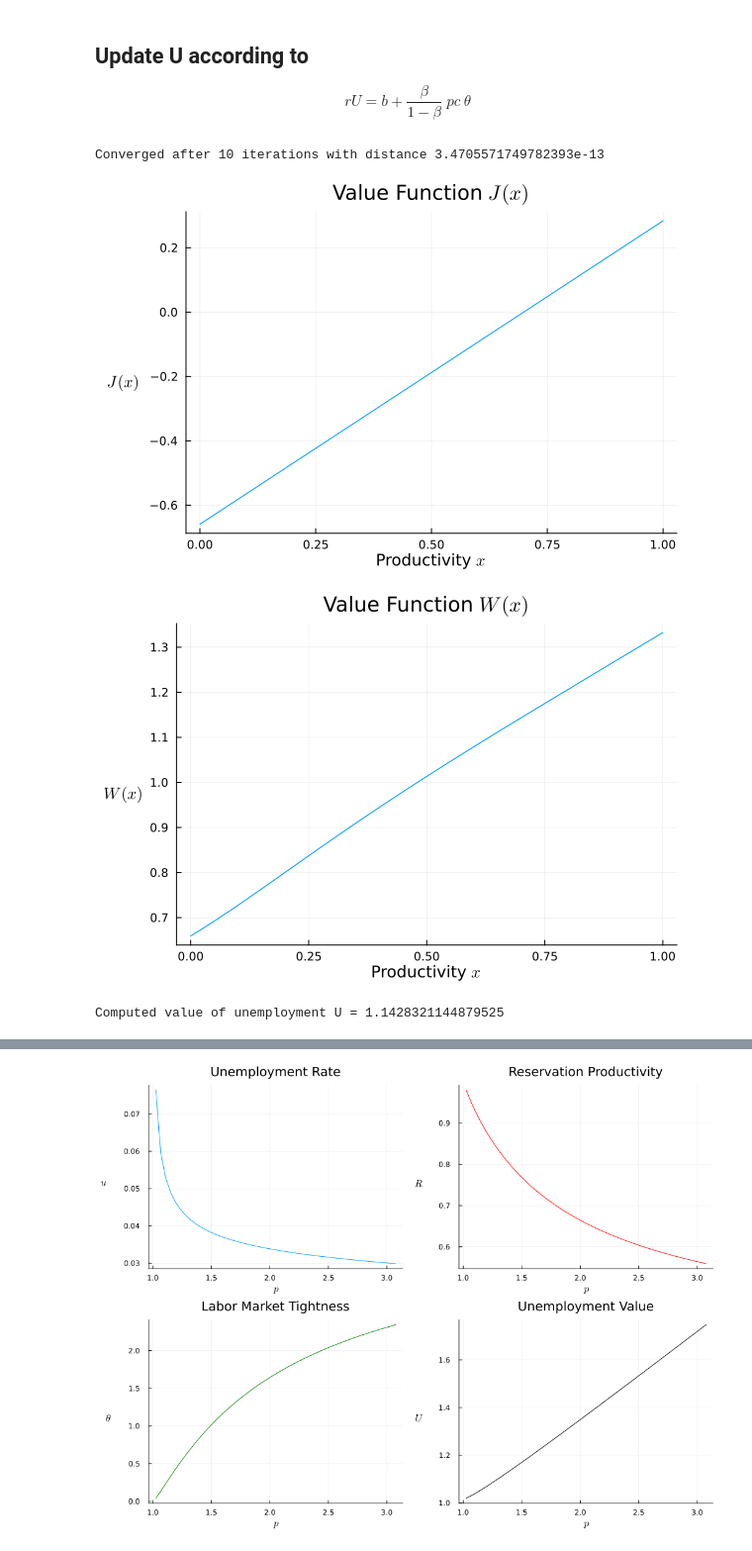
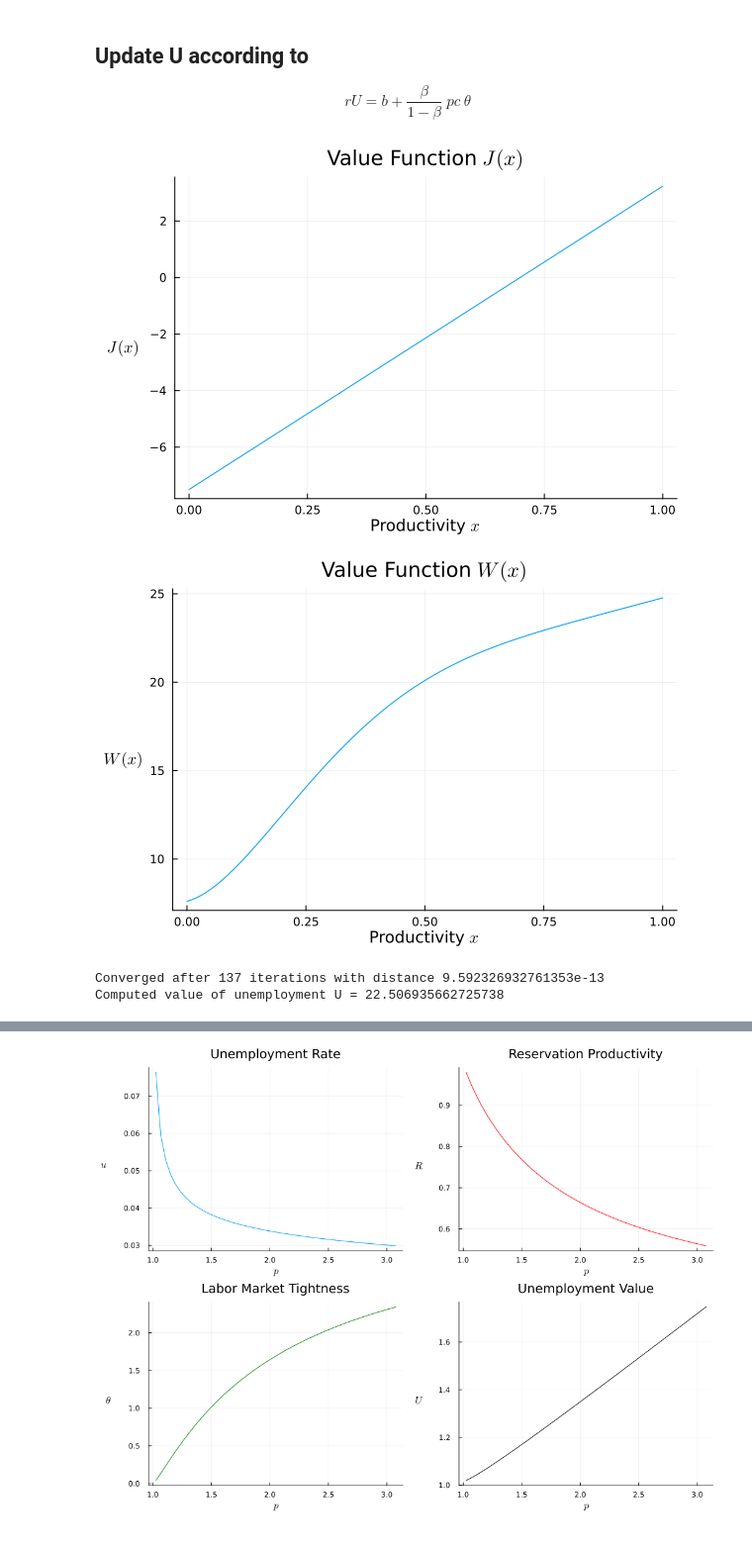
Before and after one commit to RamziChariag/DMP_labour_market_choice, a Jupyter notebook: code/two_sided_endo_JD.ipynb, the cells around one changed output, grey strips where cells are left out. Shown at 99% size. Drawn from its saved outputs; the diff is of its cells as text; code cells hidden in the pictures.

```diff
--- a/code/two_sided_endo_JD.ipynb
+++ b/code/two_sided_endo_JD.ipynb
@@ -166,0 +216,6 @@ plot(x -> ℓ(x), -0.1, 1.1, label="ℓ(x) (Beta)", legend=:topright,
+# %%
+grid_x = collect(range(0.0, 1.0, length=50))
+ℓ = beta_dist(0.7, 0.9)[1]
+ℓ_prime = beta_dist(0.7, 0.9; grid=grid_x)[1]
+plot(x -> ℓ(x), -0.1, 1.1, label="ℓ(x) (Beta)", legend=:topright,
+     xlabel="x", ylabel="Density", title="Beta PDF ℓ(x)")
@@ -320,7 +388,7 @@ function main_vfi()
     p = 1.61    # General productivity
     μₓ = 2    # Mean of productivity distribution
     σₓ = 5   # Standard deviation of productivity distribution
-    r = 0.9847  # Discount rate
+    r = 0.05  # Discount rate
     λ = 0.04  # Job separation rate
     c = 1.15  # Job creation cost
     b = 1.00  # Unemployment benefits
@@ -330,37 +398,37 @@ function main_vfi()
     R = 0.6986511976159954  # Exogenous Reservation productivity
     A = 1.12   # Matching technology
 
     # Grid for x
     nx = grid_sizes.x_grid
     grid_x = collect(range(0.0, 1.0, length=nx))
 
     # PDF and CDF of x (Beta distribution, truncated to [0, 1])
     g, G = truncated_beta(μₓ, σₓ)
 
     # Create the problem
     problem = JobMarketProblem(p, b, c, r, λ, β, η, θ, R, G, g, grid_x, A)
 
     # Solve the problem
     J, W, U = solve_job_market_vfi(problem)
 
     # Plot the results
     J_plot = plot(grid_x, J, title=L"Value Function $J(x)$", xlabel=L"Productivity $x$", ylabel=L"$J(x)$", label="", yguidefontrotation=-90, left_margin = 8mm)
     #savefig("value_function_J.png")
     display(J_plot)
 
     W_plot = plot(grid_x, W, title=L"Value Function $W(x)$", xlabel=L"Productivity $x$", ylabel=L"$W(x)$", label="", yguidefontrotation=-90, left_margin = 8mm)
     #savefig("value_function_W.png")
     display(W_plot)
 
     println("Computed value of unemployment U = $U")
 end
 
 main_vfi()
 # %% [output]
-Converged after 10 iterations with distance 3.4705571749782393e-13
-[figure, old version]
+[figure, new version]
-[figure, old version]
+[figure, new version]
-Computed value of unemployment U = 1.1428321144879525
+Converged after 137 iterations with distance 9.592326932761353e-13
+Computed value of unemployment U = 22.506935662725738
 # %%
 # Update R: Find where J(R) = 0 or approximate it
 function find_R(J::Vector{Float64}, grid_x::Vector{Float64}, verbose::Bool=false)
```
Also changed, not shown: parts of 7 cells of this notebook, 6 other files.
